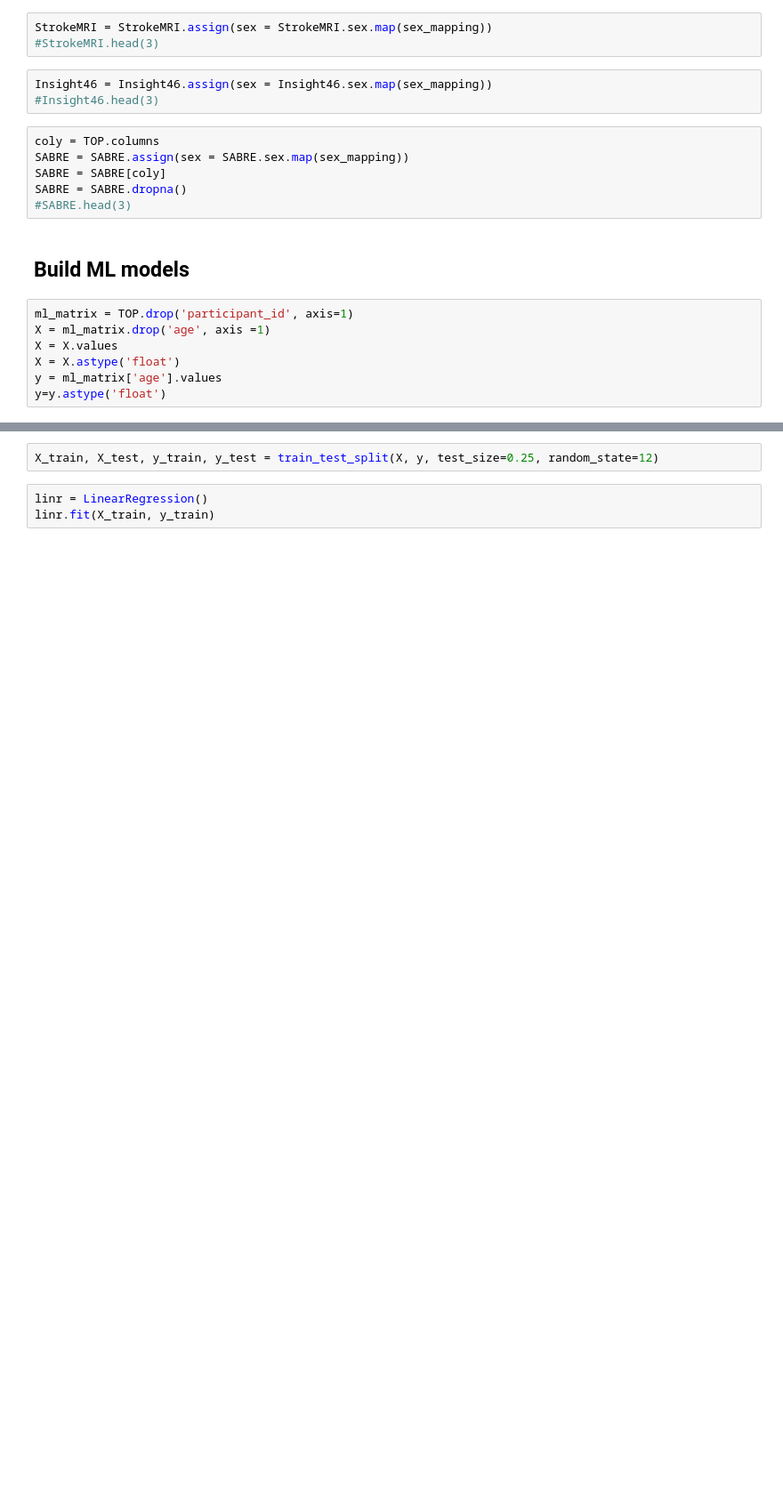
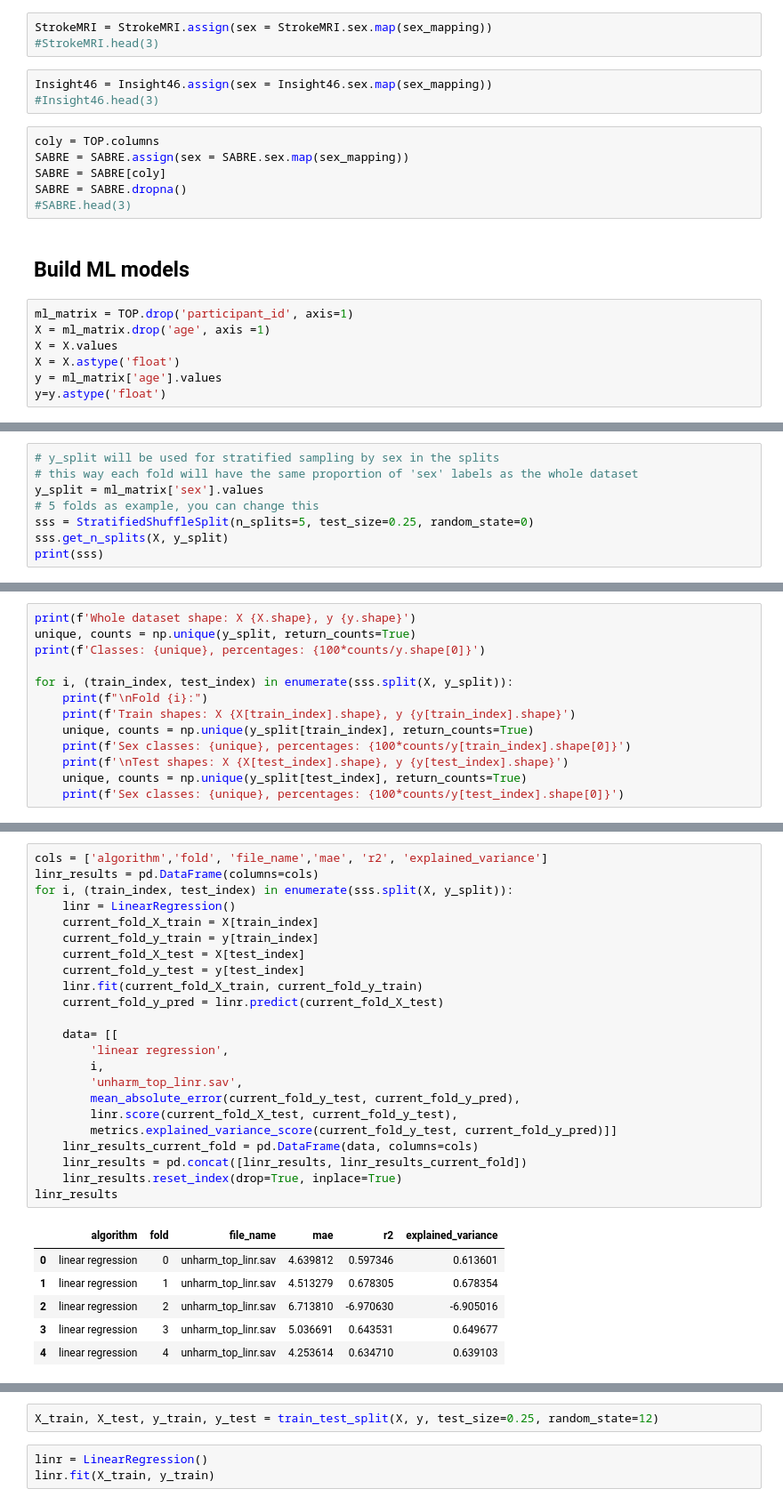
Before and after one commit to brainspinner/cvasl, a Jupyter notebook: harmonization_paper/ml_experiment1.ipynb, the cells around one changed output, grey strips where cells are left out. Shown at 89% size. Drawn from its saved outputs; the diff is of its cells as text; blank space fills up the shorter version.

Commit message:
add stratified and shuffled cross validation for linear regressor as example

```diff
--- a/harmonization_paper/ml_experiment1.ipynb
+++ b/harmonization_paper/ml_experiment1.ipynb
@@ -86,0 +93,8 @@ y=y.astype('float')
+# %%
+# y_split will be used for stratified sampling by sex in the splits
+# this way each fold will have the same proportion of 'sex' labels as the whole dataset
+y_split = ml_matrix['sex'].values
+# 5 folds as example, you can change this
+sss = StratifiedShuffleSplit(n_splits=5, test_size=0.25, random_state=0)
+sss.get_n_splits(X, y_split)
+print(sss)
@@ -86,0 +104,13 @@ y=y.astype('float')
+# %%
+print(f'Whole dataset shape: X {X.shape}, y {y.shape}')
+unique, counts = np.unique(y_split, return_counts=True)
+print(f'Classes: {unique}, percentages: {100*counts/y.shape[0]}')
+
+for i, (train_index, test_index) in enumerate(sss.split(X, y_split)):
+    print(f"\nFold {i}:")
+    print(f'Train shapes: X {X[train_index].shape}, y {y[train_index].shape}')
+    unique, counts = np.unique(y_split[train_index], return_counts=True)
+    print(f'Sex classes: {unique}, percentages: {100*counts/y[train_index].shape[0]}')
+    print(f'\nTest shapes: X {X[test_index].shape}, y {y[test_index].shape}')
+    unique, counts = np.unique(y_split[test_index], return_counts=True)
+    print(f'Sex classes: {unique}, percentages: {100*counts/y[test_index].shape[0]}')
@@ -86,0 +135,30 @@ y=y.astype('float')
+# %%
+cols = ['algorithm','fold', 'file_name','mae', 'r2', 'explained_variance']
+linr_results = pd.DataFrame(columns=cols)
+for i, (train_index, test_index) in enumerate(sss.split(X, y_split)):
+    linr = LinearRegression()
+    current_fold_X_train = X[train_index]
+    current_fold_y_train = y[train_index]
+    current_fold_X_test = X[test_index]
+    current_fold_y_test = y[test_index]
+    linr.fit(current_fold_X_train, current_fold_y_train)
+    current_fold_y_pred = linr.predict(current_fold_X_test)
+
+    data= [[
+        'linear regression',
+        i,
+        'unharm_top_linr.sav',
+        mean_absolute_error(current_fold_y_test, current_fold_y_pred),
+        linr.score(current_fold_X_test, current_fold_y_test),
+        metrics.explained_variance_score(current_fold_y_test, current_fold_y_pred)]]
+    linr_results_current_fold = pd.DataFrame(data, columns=cols)
+    linr_results = pd.concat([linr_results, linr_results_current_fold])
+    linr_results.reset_index(drop=True, inplace=True)
+linr_results
+# %% [output]
+|  | algorithm | fold | file_name | mae | r2 | explained_variance |
+| 0 | linear regression | 0 | unharm_top_linr.sav | 4.639812 | 0.597346 | 0.613601 |
+| 1 | linear regression | 1 | unharm_top_linr.sav | 4.513279 | 0.678305 | 0.678354 |
+| 2 | linear regression | 2 | unharm_top_linr.sav | 6.713810 | -6.970630 | -6.905016 |
+| 3 | linear regression | 3 | unharm_top_linr.sav | 5.036691 | 0.643531 | 0.649677 |
+| 4 | linear regression | 4 | unharm_top_linr.sav | 4.253614 | 0.634710 | 0.639103 |
```
Also changed, not shown: parts of 7 cells of this notebook.
